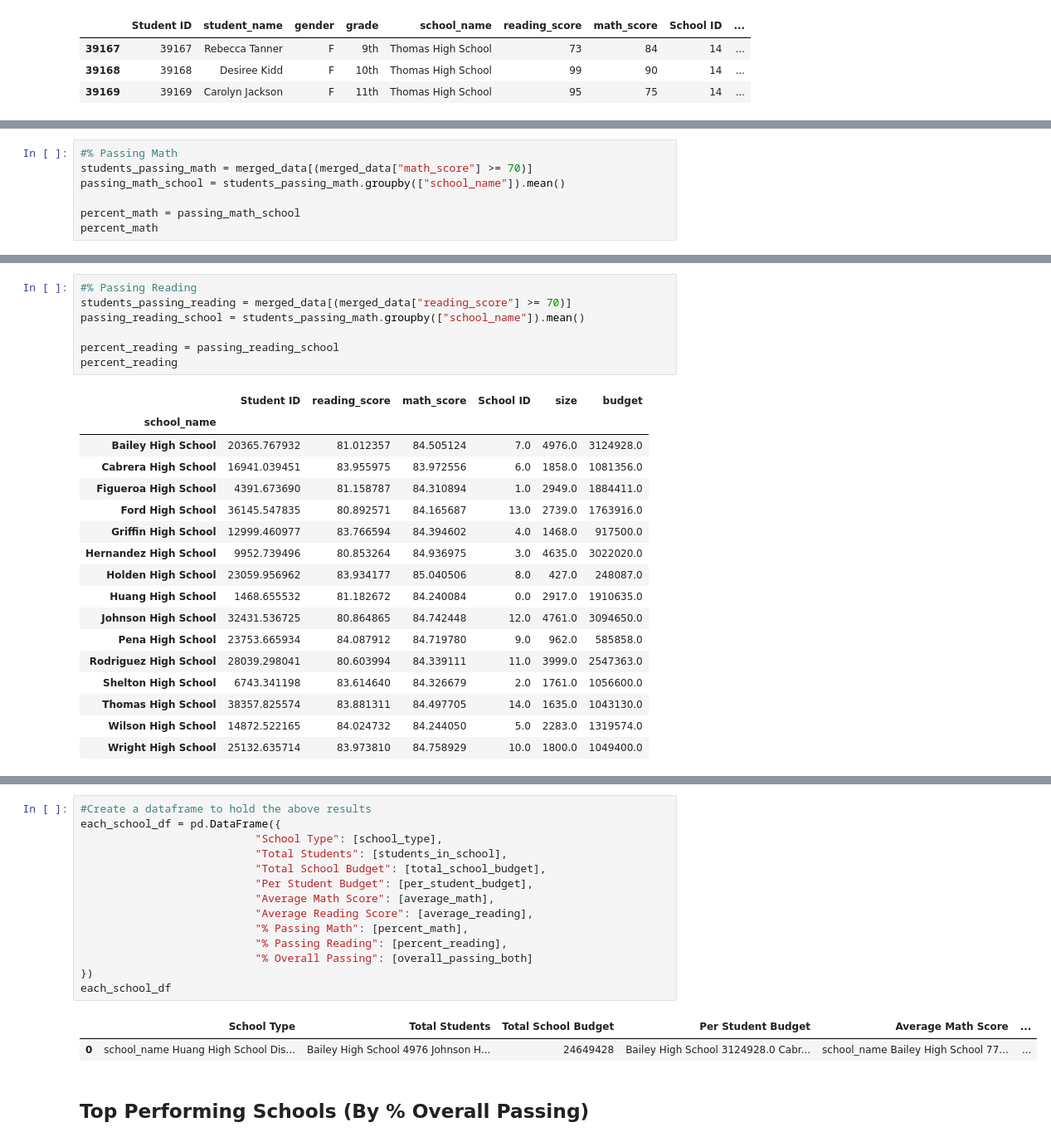
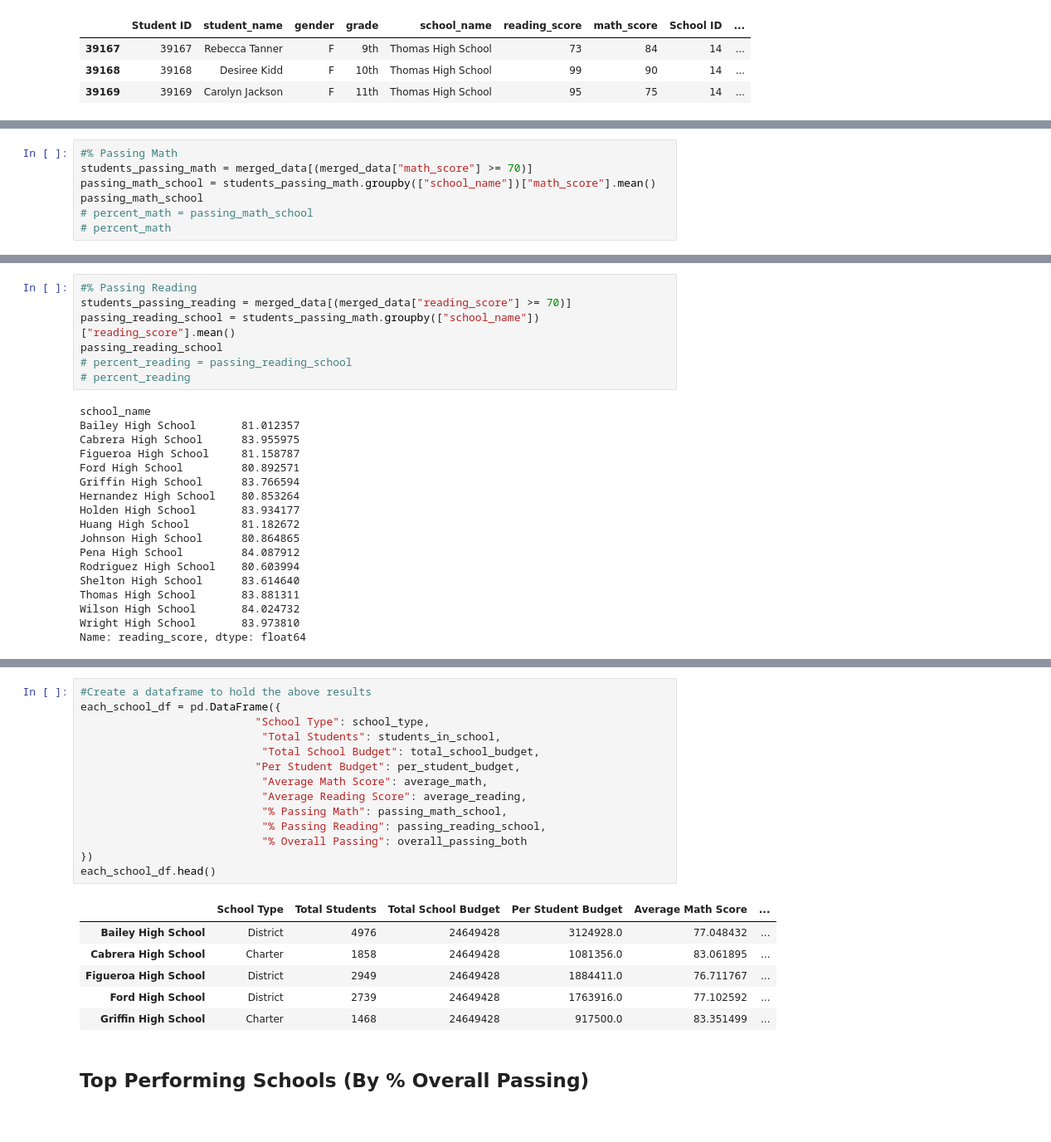
Before and after one commit to alaniwalaa/pandas-challenge, a Jupyter notebook: PyCitySchools/PyCitySchools_starter.ipynb, the cells around one changed output, grey strips where cells are left out. Shown: that part at 83% size. Drawn from its saved outputs; the diff is of its cells as text; blank space fills up the shorter version.

Commit message:
school section - finalizing school summary DF

```diff
--- a/PyCitySchools/PyCitySchools_starter.ipynb
+++ b/PyCitySchools/PyCitySchools_starter.ipynb
@@ -264,8 +275,8 @@ Name: reading_score, dtype: float64
 # %%
 #% Passing Math
 students_passing_math = merged_data[(merged_data["math_score"] >= 70)]
-passing_math_school = students_passing_math.groupby(["school_name"]).mean()
-
-percent_math = passing_math_school
-percent_math
+passing_math_school = students_passing_math.groupby(["school_name"])["math_score"].mean()
+passing_math_school
+# percent_math = passing_math_school
+# percent_math
 # %% [output]
@@ -289,28 +300,28 @@ percent_math
 # %%
 #% Passing Reading
 students_passing_reading = merged_data[(merged_data["reading_score"] >= 70)]
-passing_reading_school = students_passing_math.groupby(["school_name"]).mean()
-
-percent_reading = passing_reading_school
-percent_reading
+passing_reading_school = students_passing_math.groupby(["school_name"])["reading_score"].mean()
+passing_reading_school
+# percent_reading = passing_reading_school
+# percent_reading
 # %% [output]
-|  | Student ID | reading_score | math_score | School ID | size | budget |
-| school_name |  |  |  |  |  |  |
-| Bailey High School | 20365.767932 | 81.012357 | 84.505124 | 7.0 | 4976.0 | 3124928.0 |
-| Cabrera High School | 16941.039451 | 83.955975 | 83.972556 | 6.0 | 1858.0 | 1081356.0 |
-| Figueroa High School | 4391.673690 | 81.158787 | 84.310894 | 1.0 | 2949.0 | 1884411.0 |
-| Ford High School | 36145.547835 | 80.892571 | 84.165687 | 13.0 | 2739.0 | 1763916.0 |
-| Griffin High School | 12999.460977 | 83.766594 | 84.394602 | 4.0 | 1468.0 | 917500.0 |
-| Hernandez High School | 9952.739496 | 80.853264 | 84.936975 | 3.0 | 4635.0 | 3022020.0 |
-| Holden High School | 23059.956962 | 83.934177 | 85.040506 | 8.0 | 427.0 | 248087.0 |
-| Huang High School | 1468.655532 | 81.182672 | 84.240084 | 0.0 | 2917.0 | 1910635.0 |
-| Johnson High School | 32431.536725 | 80.864865 | 84.742448 | 12.0 | 4761.0 | 3094650.0 |
-| Pena High School | 23753.665934 | 84.087912 | 84.719780 | 9.0 | 962.0 | 585858.0 |
-| Rodriguez High School | 28039.298041 | 80.603994 | 84.339111 | 11.0 | 3999.0 | 2547363.0 |
-| Shelton High School | 6743.341198 | 83.614640 | 84.326679 | 2.0 | 1761.0 | 1056600.0 |
-| Thomas High School | 38357.825574 | 83.881311 | 84.497705 | 14.0 | 1635.0 | 1043130.0 |
-| Wilson High School | 14872.522165 | 84.024732 | 84.244050 | 5.0 | 2283.0 | 1319574.0 |
-| Wright High School | 25132.635714 | 83.973810 | 84.758929 | 10.0 | 1800.0 | 1049400.0 |
+school_name
+Bailey High School       81.012357
+Cabrera High School      83.955975
+Figueroa High School     81.158787
+Ford High School         80.892571
+Griffin High School      83.766594
+Hernandez High School    80.853264
+Holden High School       83.934177
+Huang High School        81.182672
+Johnson High School      80.864865
+Pena High School         84.087912
+Rodriguez High School    80.603994
+Shelton High School      83.614640
+Thomas High School       83.881311
+Wilson High School       84.024732
+Wright High School       83.973810
+Name: reading_score, dtype: float64
 # %%
 #% Overall Passing (The percentage of students that passed math and reading.)
 
@@ -339,20 +350,24 @@ dtype: float64
 # %%
 #Create a dataframe to hold the above results
 each_school_df = pd.DataFrame({
-                           "School Type": [school_type],
-                           "Total Students": [students_in_school],
-                           "Total School Budget": [total_school_budget],
-                           "Per Student Budget": [per_student_budget],
-                           "Average Math Score": [average_math],
-                           "Average Reading Score": [average_reading],
-                           "% Passing Math": [percent_math],
-                           "% Passing Reading": [percent_reading],
-                           "% Overall Passing": [overall_passing_both]
+                           "School Type": school_type,
+                            "Total Students": students_in_school,
+                            "Total School Budget": total_school_budget,
+                           "Per Student Budget": per_student_budget,
+                            "Average Math Score": average_math,
+                            "Average Reading Score": average_reading,
+                            "% Passing Math": passing_math_school,
+                            "% Passing Reading": passing_reading_school,
+                            "% Overall Passing": overall_passing_both
 })
-each_school_df
+each_school_df.head()
 # %% [output]
 |  | School Type | Total Students | Total School Budget | Per Student Budget | Average Math Score | ... |
-| 0 | school_name Huang High School Dis... | Bailey High School 4976 Johnson H... | 24649428 | Bailey High School 3124928.0 Cabr... | school_name Bailey High School 77... | ... |
+| Bailey High School | District | 4976 | 24649428 | 3124928.0 | 77.048432 | ... |
+| Cabrera High School | Charter | 1858 | 24649428 | 1081356.0 | 83.061895 | ... |
+| Figueroa High School | District | 2949 | 24649428 | 1884411.0 | 76.711767 | ... |
+| Ford High School | District | 2739 | 24649428 | 1763916.0 | 77.102592 | ... |
+| Griffin High School | Charter | 1468 | 24649428 | 917500.0 | 83.351499 | ... |
 # %% [markdown]
 ## Top Performing Schools (By % Overall Passing)
 # %% [markdown]
```
Also changed, not shown: parts of 3 cells of this notebook.
